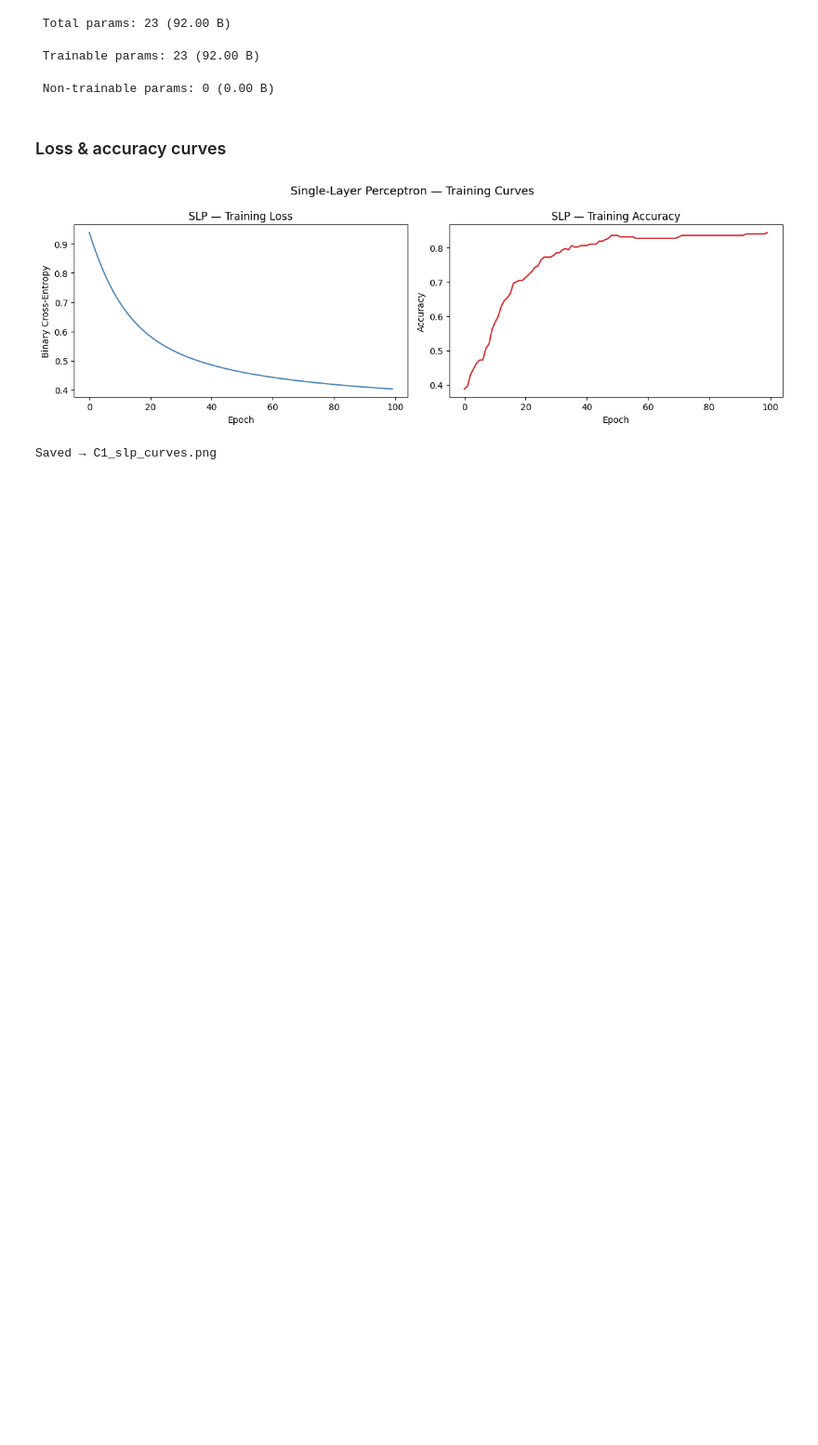
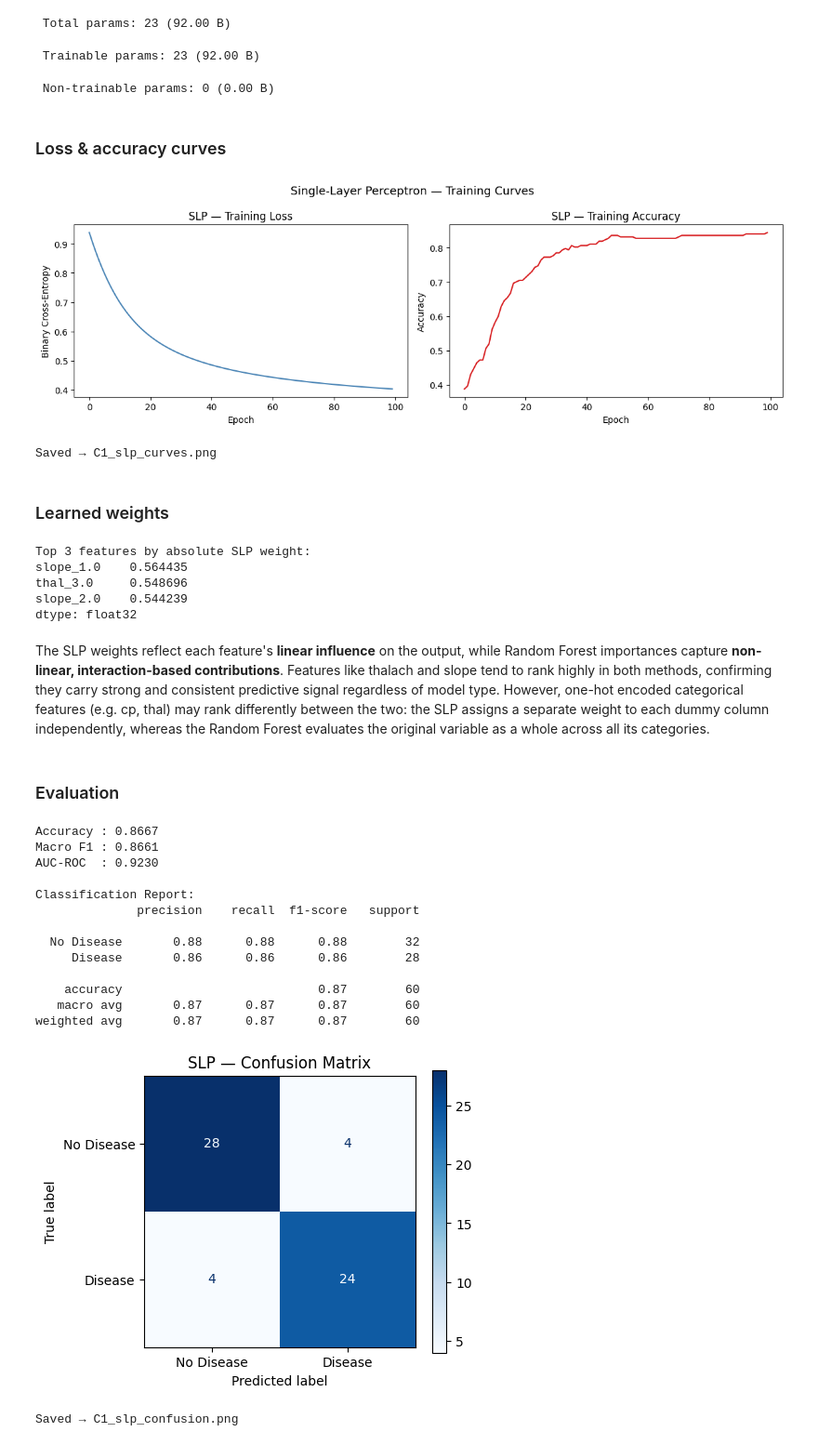
Before and after one commit to maryam2004-hub/i23-6004-DM-Assignment4, a Jupyter notebook: i23_6004_DS_B_DMAssignment4.ipynb, the cells around one changed output. Shown at 93% size. Saved outputs shown, nothing was run; the diff lists cells and outputs as text; code cells hidden in the pictures; blank space fills up the shorter version.

Commit message:
Added the learned weights calculation and evaluation for the perceptron

```diff
--- a/i23_6004_DS_B_DMAssignment4.ipynb
+++ b/i23_6004_DS_B_DMAssignment4.ipynb
@@ -1179,3 +1179,62 @@ print("Saved → C1_slp_curves.png")
 # %% [output]
 [figure]
 Saved → C1_slp_curves.png
+# %% [markdown]
+### Learned weights
+# %%
+weights, bias = slp.layers[0].get_weights()
+weight_series = pd.Series(np.abs(weights.flatten()), index=feature_names).sort_values(ascending=False)
+
+print("\nTop 3 features by absolute SLP weight:")
+print(weight_series.head(3))
+# %% [output]
+Top 3 features by absolute SLP weight:
+slope_1.0    0.564435
+thal_3.0     0.548696
+slope_2.0    0.544239
+dtype: float32
+# %% [markdown]
+The SLP weights reflect each feature's **linear influence** on the output, while Random Forest importances capture **non-linear, interaction-based contributions**. Features like thalach and slope tend to rank highly in both methods, confirming they carry strong and consistent predictive signal regardless of model type. However, one-hot encoded categorical features (e.g. cp, thal) may rank differently between the two: the SLP assigns a separate weight to each dummy column independently, whereas the Random Forest evaluates the original variable as a whole across all its categories.
+# %% [markdown]
+###  Evaluation
+# %%
+y_proba_slp = slp.predict(X_test, verbose=0).flatten()
+y_pred_slp  = (y_proba_slp >= 0.5).astype(int)
+
+slp_acc = accuracy_score(y_test, y_pred_slp)
+slp_f1  = f1_score(y_test, y_pred_slp, average="macro")
+slp_auc = roc_auc_score(y_test, y_proba_slp)
+
+print(f"\nAccuracy : {slp_acc:.4f}")
+print(f"Macro F1 : {slp_f1:.4f}")
+print(f"AUC-ROC  : {slp_auc:.4f}")
+print("\nClassification Report:")
+print(classification_report(y_test, y_pred_slp, target_names=["No Disease", "Disease"]))
+
+fig, ax = plt.subplots(figsize=(5, 4))
+ConfusionMatrixDisplay.from_predictions(
+    y_test, y_pred_slp,
+    display_labels=["No Disease", "Disease"],
+    cmap="Blues", ax=ax
+)
+ax.set_title("SLP — Confusion Matrix")
+plt.tight_layout()
+plt.savefig("C1_slp_confusion.png", dpi=150)
+plt.show()
+print("Saved → C1_slp_confusion.png")
+# %% [output]
+Accuracy : 0.8667
+Macro F1 : 0.8661
+AUC-ROC  : 0.9230
+
+Classification Report:
+              precision    recall  f1-score   support
+
+  No Disease       0.88      0.88      0.88        32
+     Disease       0.86      0.86      0.86        28
+
+    accuracy                           0.87        60
+   macro avg       0.87      0.87      0.87        60
+weighted avg       0.87      0.87      0.87        60
+[figure, added]
+Saved → C1_slp_confusion.png
```
Also changed, not shown: parts of 1 cell of this notebook.
